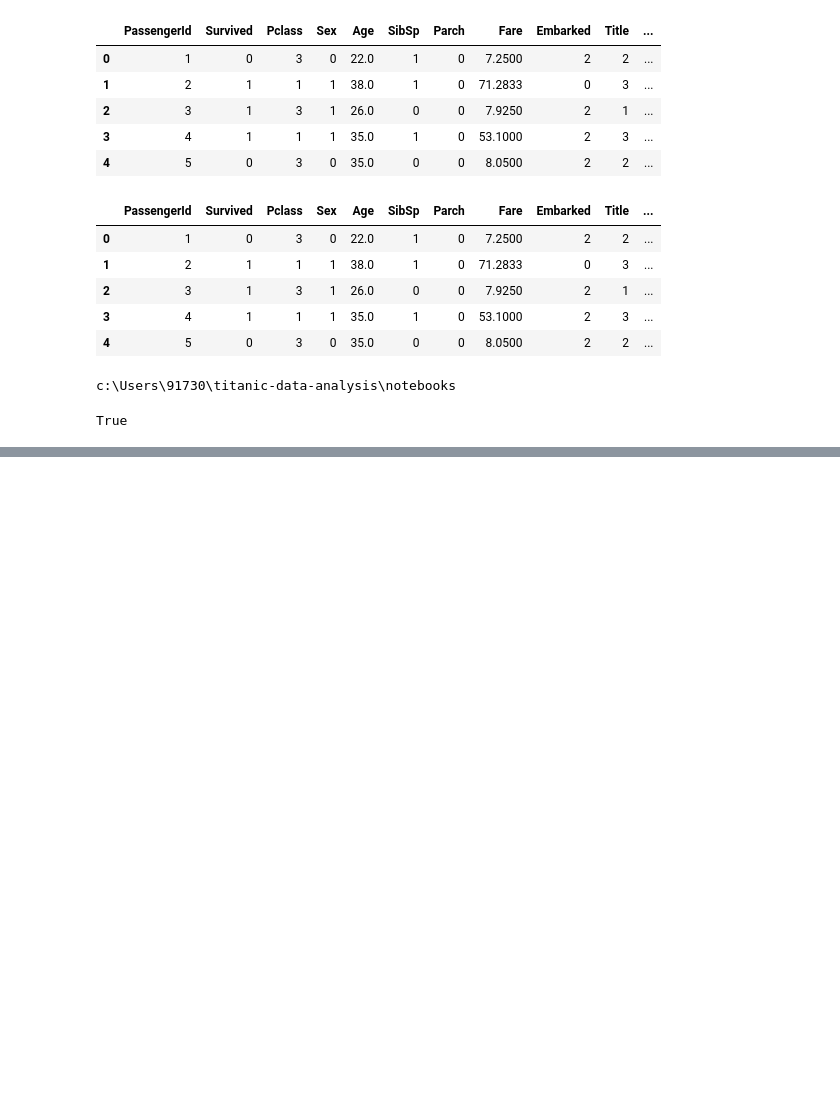
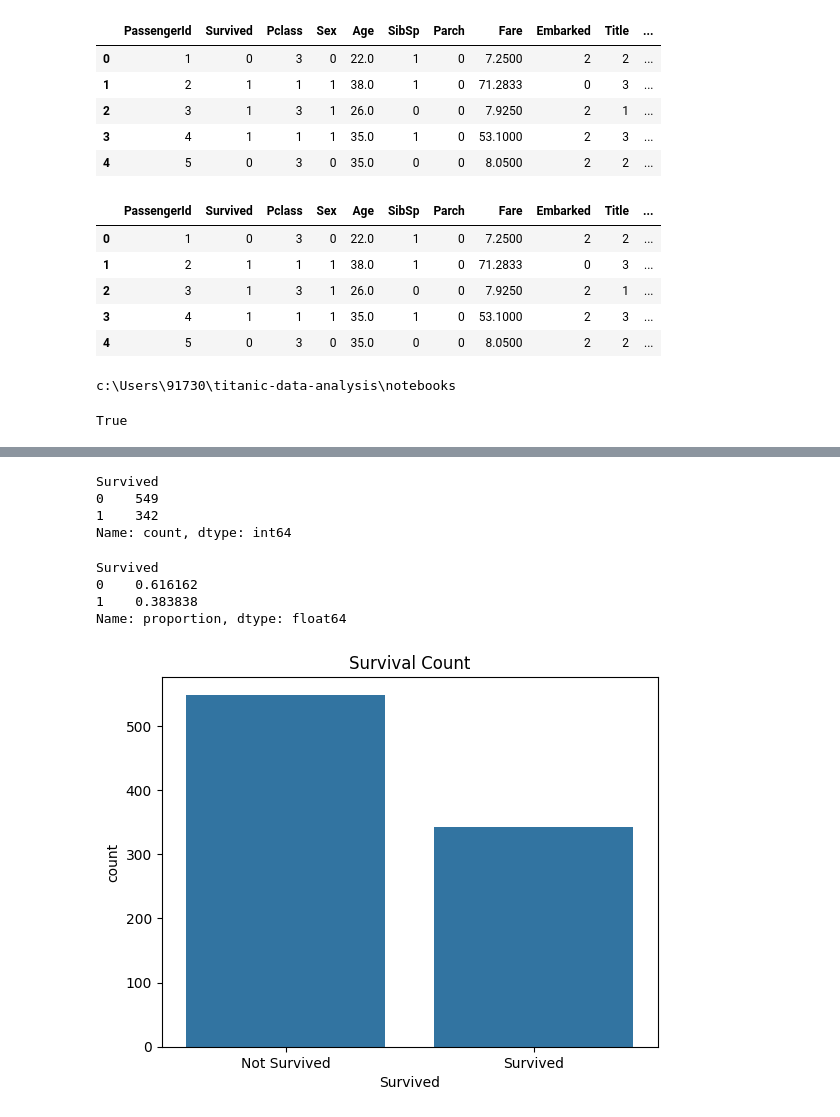
Before and after one commit to akasshvinod/titanic-data-analysis, a Jupyter notebook: notebooks/titanic_preprocessing.ipynb, the cells around one changed output, grey strips where cells are left out. Cells and saved outputs as stored; diff of their text form; code cells hidden in the pictures; blank space fills up the shorter version.

```diff
--- a/notebooks/titanic_preprocessing.ipynb
+++ b/notebooks/titanic_preprocessing.ipynb
@@ -301,0 +304,13 @@ True
+# %%
+import pandas as pd
+import matplotlib.pyplot as plt
+import seaborn as sns
+
+# Load cleaned data
+df = pd.read_csv('../outputs/cleaned_train.csv')
+
+# Show basic info
+df.info()
+
+# Preview data
+df.head()
@@ -301,0 +361,21 @@ True
+# %%
+df['Survived'].value_counts()
+# %% [output]
+Survived
+0    549
+1    342
+Name: count, dtype: int64
+# %%
+df['Survived'].value_counts(normalize=True)
+# %% [output]
+Survived
+0    0.616162
+1    0.383838
+Name: proportion, dtype: float64
+# %%
+sns.countplot(data=df, x='Survived')
+plt.title('Survival Count')
+plt.xticks([0, 1], ['Not Survived', 'Survived'])
+plt.show()
+# %% [output]
+[figure, added]
```
Also changed, not shown: parts of 6 cells of this notebook.
